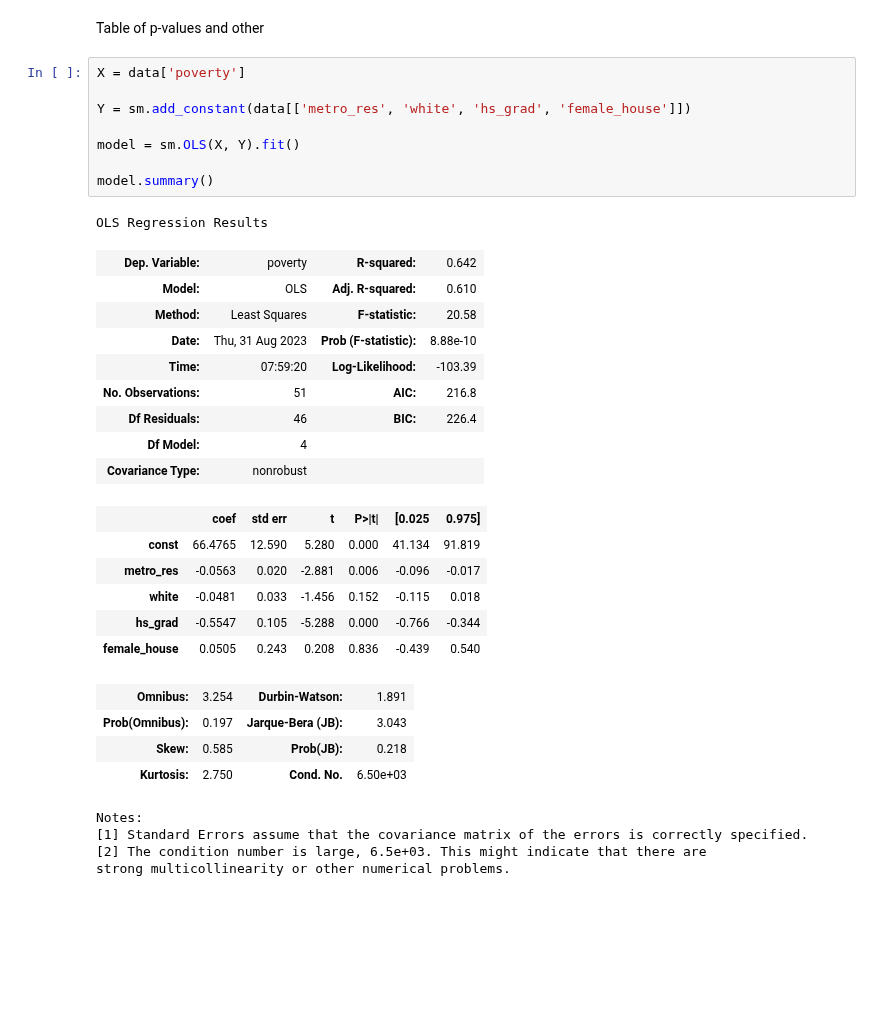
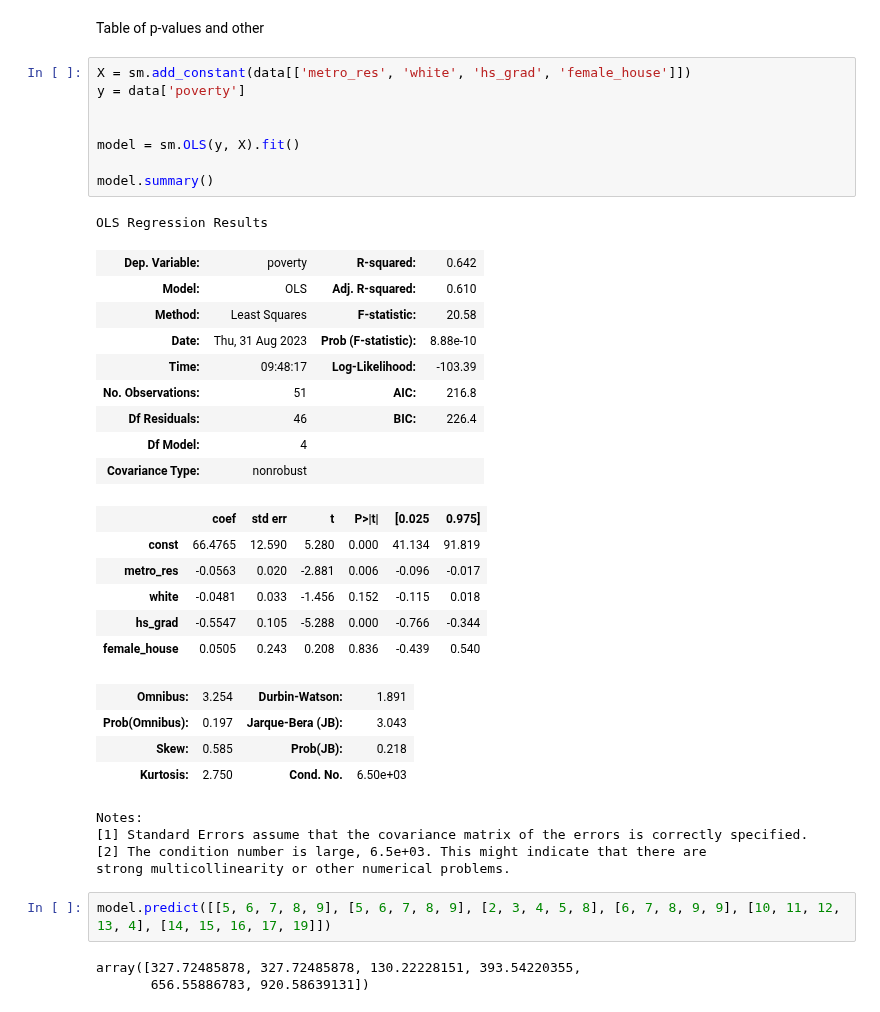
Before and after one commit to Venchislav/Stats-for-DS, a Jupyter notebook: MultiRegression.ipynb, the cells around one changed output. Drawn from its saved outputs; the diff is of its cells as text; blank space fills up the shorter version.

```diff
--- a/MultiRegression.ipynb
+++ b/MultiRegression.ipynb
@@ -58,20 +58,20 @@ Text(0.5, 0, 'poverty')
 # %% [markdown]
 Table of p-values and other
 # %%
-X = data['poverty']
+X = sm.add_constant(data[['metro_res', 'white', 'hs_grad', 'female_house']])
+y = data['poverty']
 
-Y = sm.add_constant(data[['metro_res', 'white', 'hs_grad', 'female_house']])
 
-model = sm.OLS(X, Y).fit()
+model = sm.OLS(y, X).fit()
 
 model.summary()
 # %% [output]
 OLS Regression Results
 | Dep. Variable: | poverty | R-squared: | 0.642 |
 | Model: | OLS | Adj. R-squared: | 0.610 |
 | Method: | Least Squares | F-statistic: | 20.58 |
 | Date: | Thu, 31 Aug 2023 | Prob (F-statistic): | 8.88e-10 |
-| Time: | 07:59:20 | Log-Likelihood: | -103.39 |
+| Time: | 09:48:17 | Log-Likelihood: | -103.39 |
 | No. Observations: | 51 | AIC: | 216.8 |
 | Df Residuals: | 46 | BIC: | 226.4 |
 | Df Model: | 4 |  |  |
@@ -90,3 +90,8 @@ Notes:
 [1] Standard Errors assume that the covariance matrix of the errors is correctly specified.
 [2] The condition number is large, 6.5e+03. This might indicate that there are
 strong multicollinearity or other numerical problems.
+# %%
+model.predict([[5, 6, 7, 8, 9], [5, 6, 7, 8, 9], [2, 3, 4, 5, 8], [6, 7, 8, 9, 9], [10, 11, 12, 13, 4], [14, 15, 16, 17, 19]])
+# %% [output]
+array([327.72485878, 327.72485878, 130.22228151, 393.54220355,
+       656.55886783, 920.58639131])
```
